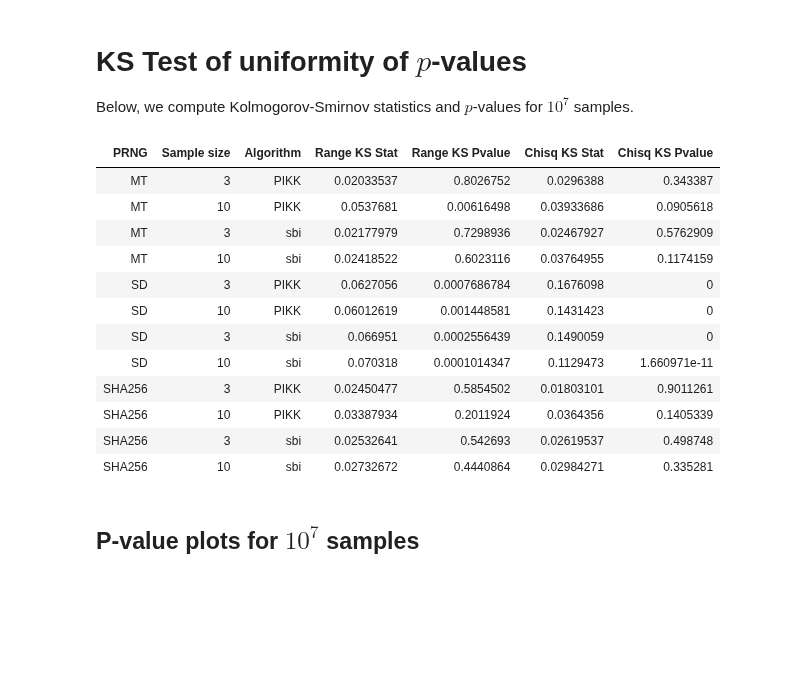
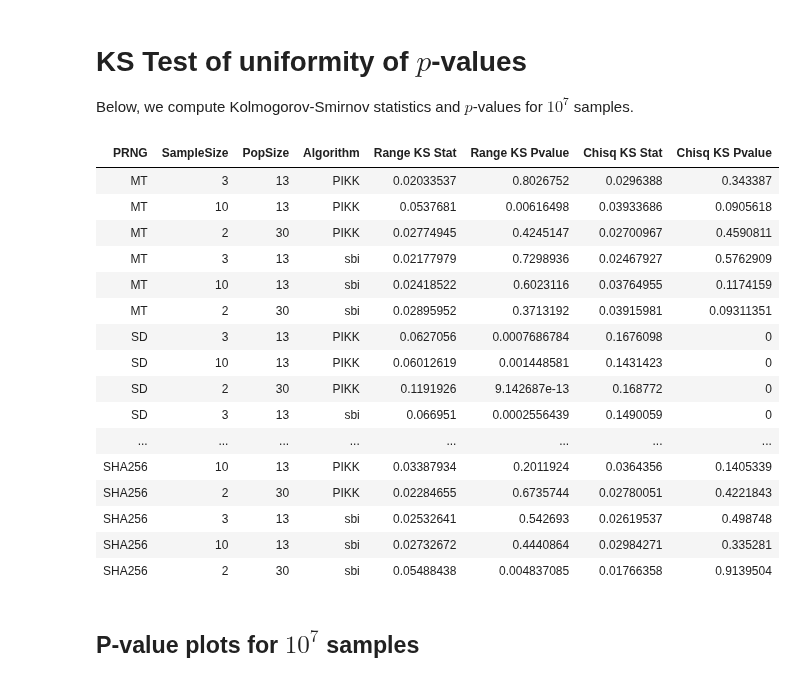
Before and after one commit to kellieotto/prngs-and-permutations, a Jupyter notebook: Code/frequencySimulations/results/thousandseed_results.ipynb, the cells around one changed output. Drawn from its saved outputs; the diff is of its cells as text; code cells hidden in the pictures; blank space fills up the shorter version.

```diff
--- a/Code/frequencySimulations/results/thousandseed_results.ipynb
+++ b/Code/frequencySimulations/results/thousandseed_results.ipynb
@@ -48,20 +48,28 @@ The following objects are masked from ‘package:base’:
     intersect, setdiff, setequal, union
 # %%
 combinations <- expand.grid(c("MT", "SD", "SHA256"),
-                            c("3", "10"),
+                            c(2, 3, 10),
+                            c(13, 30),
                             c("PIKK", "sbi"))
+colnames(combinations) <- c("PRNG", "SampleSize", "PopSize", "Algorithm")
+combinations <- combinations %>%
+                    filter(!(SampleSize == 2 & PopSize == 13)) %>%
+                    filter(!(SampleSize == 3 & PopSize == 30)) %>%
+                    filter(!(SampleSize == 10 & PopSize == 30))
 
 rawdatafiles <- list.files("../rawdata/")
 
 res <- lapply(1:nrow(combinations), function(index){
   filename <- paste0(combinations[index, 1],
-                     "_1000seeds_", combinations[index, 3],
-                     "_n13_k", combinations[index, 2], ".csv")
+                     "_1000seeds_", combinations[index, 4],
+                     "_n", combinations[index, 3],
+                     "_k", combinations[index, 2], ".csv")
   if(!(filename %in% rawdatafiles)){ return()}
 
   tmp <- read.csv(paste0("../rawdata/", filename), header = TRUE)
   tmp$PRNG <- rep(combinations[index, 1], nrow(tmp))
-  tmp$algorithm <- rep(combinations[index, 3], nrow(tmp))
+  tmp$algorithm <- rep(combinations[index, 4], nrow(tmp))
   return(tmp)
 })
 res <- do.call(rbind, res)
+head(res)
@@ -70,48 +86,49 @@ res <- do.call(rbind, res)
 
 Below, we compute Kolmogorov-Smirnov statistics and $p$-values for $10^7$ samples.
 # %%
-combinations <- expand.grid(c("MT", "SD", "SHA256"),
-                            c(3, 10),
-                            c("PIKK", "sbi"))
-colnames(combinations) <- c("PRNG", "Sample size", "Algorithm")
-
 range_pvalue_kstest <- sapply(1:nrow(combinations), function(row){
     res %>% filter(PRNG == combinations[row, 1],
                   SampleSize == combinations[row, 2],
-                  algorithm == combinations[row, 3],
+                  PopSize == combinations[row, 3],
+                  algorithm == combinations[row, 4],
                   reps == 1e7) %>%
     select(rangePvalue) %>%
     ks.test(y = punif)
     })
 
 chisq_pvalue_kstest <- sapply(1:nrow(combinations), function(row){
     res %>% filter(PRNG == combinations[row, 1],
                   SampleSize == combinations[row, 2],
-                  algorithm == combinations[row, 3],
+                  PopSize == combinations[row, 3],
+                  algorithm == combinations[row, 4],
                   reps == 1e7) %>%
     select(chisqPvalue) %>%
     ks.test(y = punif)
     })
 
 
 displ_res <- cbind(combinations, t(range_pvalue_kstest[1:2,]), t(chisq_pvalue_kstest[1:2,]))
-colnames(displ_res)[4:7] <- c("Range KS Stat", "Range KS Pvalue",
+colnames(displ_res)[5:8] <- c("Range KS Stat", "Range KS Pvalue",
                               "Chisq KS Stat", "Chisq KS Pvalue")
 displ_res %>% arrange(PRNG)
 # %% [output]
-| PRNG | Sample size | Algorithm | Range KS Stat | Range KS Pvalue | Chisq KS Stat | Chisq KS Pvalue |
-| MT | 3 | PIKK | 0.02033537 | 0.8026752 | 0.0296388 | 0.343387 |
-| MT | 10 | PIKK | 0.0537681 | 0.00616498 | 0.03933686 | 0.0905618 |
-| MT | 3 | sbi | 0.02177979 | 0.7298936 | 0.02467927 | 0.5762909 |
-| MT | 10 | sbi | 0.02418522 | 0.6023116 | 0.03764955 | 0.1174159 |
-| SD | 3 | PIKK | 0.0627056 | 0.0007686784 | 0.1676098 | 0 |
-| SD | 10 | PIKK | 0.06012619 | 0.001448581 | 0.1431423 | 0 |
-| SD | 3 | sbi | 0.066951 | 0.0002556439 | 0.1490059 | 0 |
-| SD | 10 | sbi | 0.070318 | 0.0001014347 | 0.1129473 | 1.660971e-11 |
-| SHA256 | 3 | PIKK | 0.02450477 | 0.5854502 | 0.01803101 | 0.9011261 |
-| SHA256 | 10 | PIKK | 0.03387934 | 0.2011924 | 0.0364356 | 0.1405339 |
-| SHA256 | 3 | sbi | 0.02532641 | 0.542693 | 0.02619537 | 0.498748 |
-| SHA256 | 10 | sbi | 0.02732672 | 0.4440864 | 0.02984271 | 0.335281 |
+| PRNG | SampleSize | PopSize | Algorithm | Range KS Stat | Range KS Pvalue | Chisq KS Stat | Chisq KS Pvalue |
+| MT | 3 | 13 | PIKK | 0.02033537 | 0.8026752 | 0.0296388 | 0.343387 |
+| MT | 10 | 13 | PIKK | 0.0537681 | 0.00616498 | 0.03933686 | 0.0905618 |
+| MT | 2 | 30 | PIKK | 0.02774945 | 0.4245147 | 0.02700967 | 0.4590811 |
+| MT | 3 | 13 | sbi | 0.02177979 | 0.7298936 | 0.02467927 | 0.5762909 |
+| MT | 10 | 13 | sbi | 0.02418522 | 0.6023116 | 0.03764955 | 0.1174159 |
+| MT | 2 | 30 | sbi | 0.02895952 | 0.3713192 | 0.03915981 | 0.09311351 |
+| SD | 3 | 13 | PIKK | 0.0627056 | 0.0007686784 | 0.1676098 | 0 |
+| SD | 10 | 13 | PIKK | 0.06012619 | 0.001448581 | 0.1431423 | 0 |
+| SD | 2 | 30 | PIKK | 0.1191926 | 9.142687e-13 | 0.168772 | 0 |
+| SD | 3 | 13 | sbi | 0.066951 | 0.0002556439 | 0.1490059 | 0 |
+| ... | ... | ... | ... | ... | ... | ... | ... |
+| SHA256 | 10 | 13 | PIKK | 0.03387934 | 0.2011924 | 0.0364356 | 0.1405339 |
+| SHA256 | 2 | 30 | PIKK | 0.02284655 | 0.6735744 | 0.02780051 | 0.4221843 |
+| SHA256 | 3 | 13 | sbi | 0.02532641 | 0.542693 | 0.02619537 | 0.498748 |
+| SHA256 | 10 | 13 | sbi | 0.02732672 | 0.4440864 | 0.02984271 | 0.335281 |
+| SHA256 | 2 | 30 | sbi | 0.05488438 | 0.004837085 | 0.01766358 | 0.9139504 |
 # %% [markdown]
 ## P-value plots for $10^7$ samples
 # %%
```
Also changed, not shown: parts of 7 cells of this notebook.
